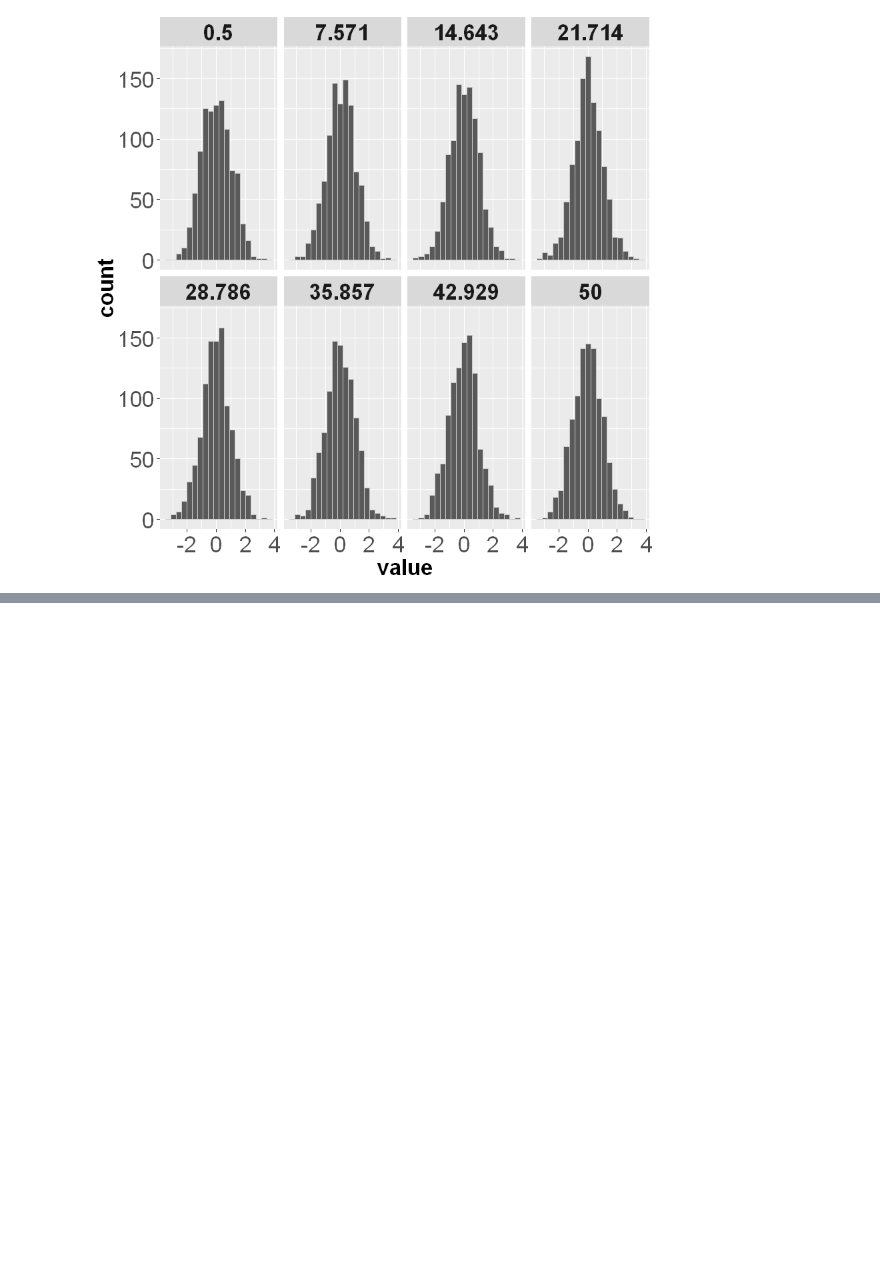
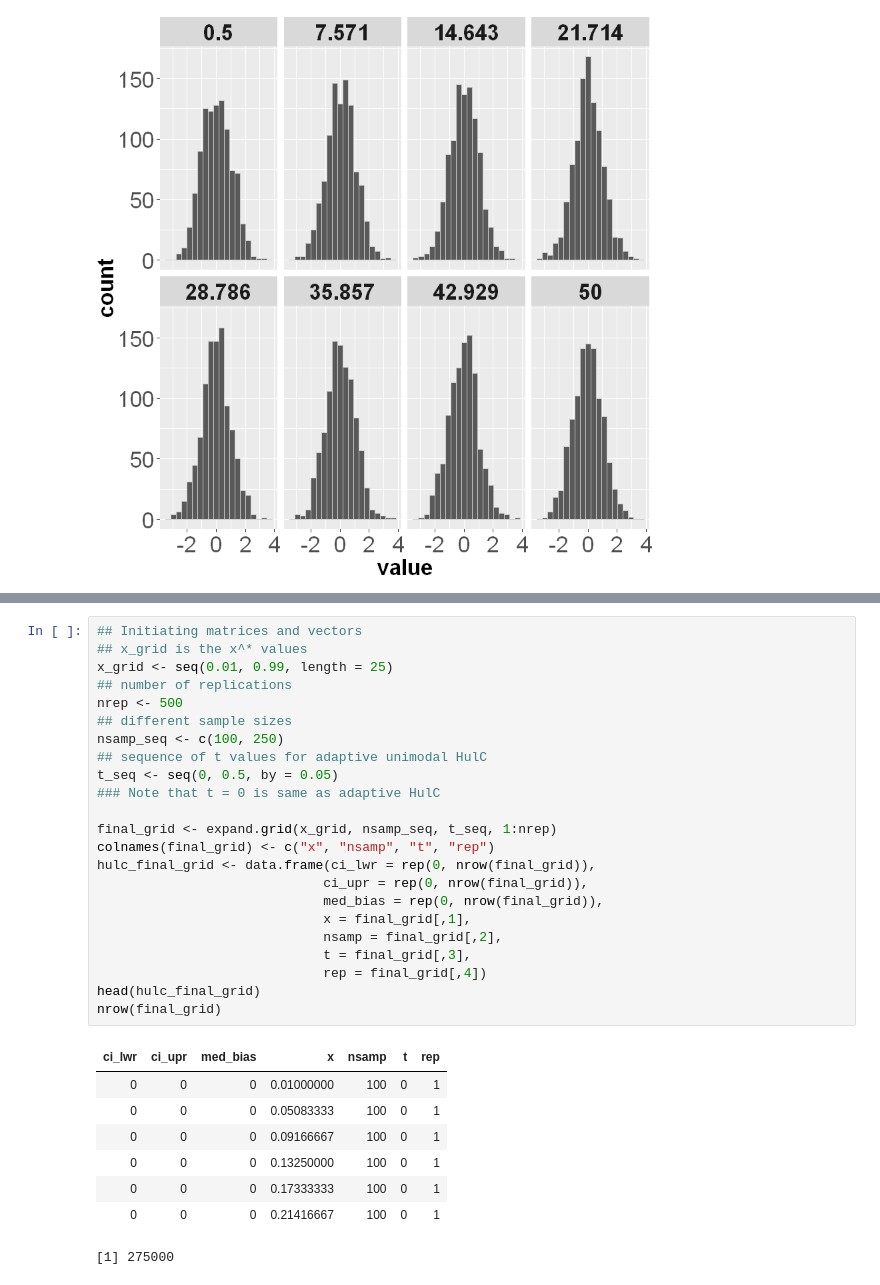
Before and after one commit to Arun-Kuchibhotla/HulC, a Jupyter notebook: R/Adaptive, Unimodal HulC for Monotone Regression.ipynb, the cells around one changed output, grey strips where cells are left out. Drawn from its saved outputs; the diff is of its cells as text; blank space fills up the shorter version.

```diff
--- a/R/Adaptive, Unimodal HulC for Monotone Regression.ipynb
+++ b/R/Adaptive, Unimodal HulC for Monotone Regression.ipynb
@@ -141,0 +151,32 @@ We observe that the distributions are again unimodal at zero. We are not aware o
+# %%
+## Initiating matrices and vectors
+## x_grid is the x^* values
+x_grid <- seq(0.01, 0.99, length = 25)
+## number of replications
+nrep <- 500
+## different sample sizes
+nsamp_seq <- c(100, 250)
+## sequence of t values for adaptive unimodal HulC
+t_seq <- seq(0, 0.5, by = 0.05)
+### Note that t = 0 is same as adaptive HulC
+
+final_grid <- expand.grid(x_grid, nsamp_seq, t_seq, 1:nrep)
+colnames(final_grid) <- c("x", "nsamp", "t", "rep")
+hulc_final_grid <- data.frame(ci_lwr = rep(0, nrow(final_grid)),
+                             ci_upr = rep(0, nrow(final_grid)),
+                             med_bias = rep(0, nrow(final_grid)),
+                             x = final_grid[,1],
+                             nsamp = final_grid[,2],
+                             t = final_grid[,3],
+                             rep = final_grid[,4])
+head(hulc_final_grid)
+nrow(final_grid)
+# %% [output]
+| ci_lwr | ci_upr | med_bias | x | nsamp | t | rep |
+| 0 | 0 | 0 | 0.01000000 | 100 | 0 | 1 |
+| 0 | 0 | 0 | 0.05083333 | 100 | 0 | 1 |
+| 0 | 0 | 0 | 0.09166667 | 100 | 0 | 1 |
+| 0 | 0 | 0 | 0.13250000 | 100 | 0 | 1 |
+| 0 | 0 | 0 | 0.17333333 | 100 | 0 | 1 |
+| 0 | 0 | 0 | 0.21416667 | 100 | 0 | 1 |
+[1] 275000
```
Also changed, not shown: parts of 16 cells of this notebook.
